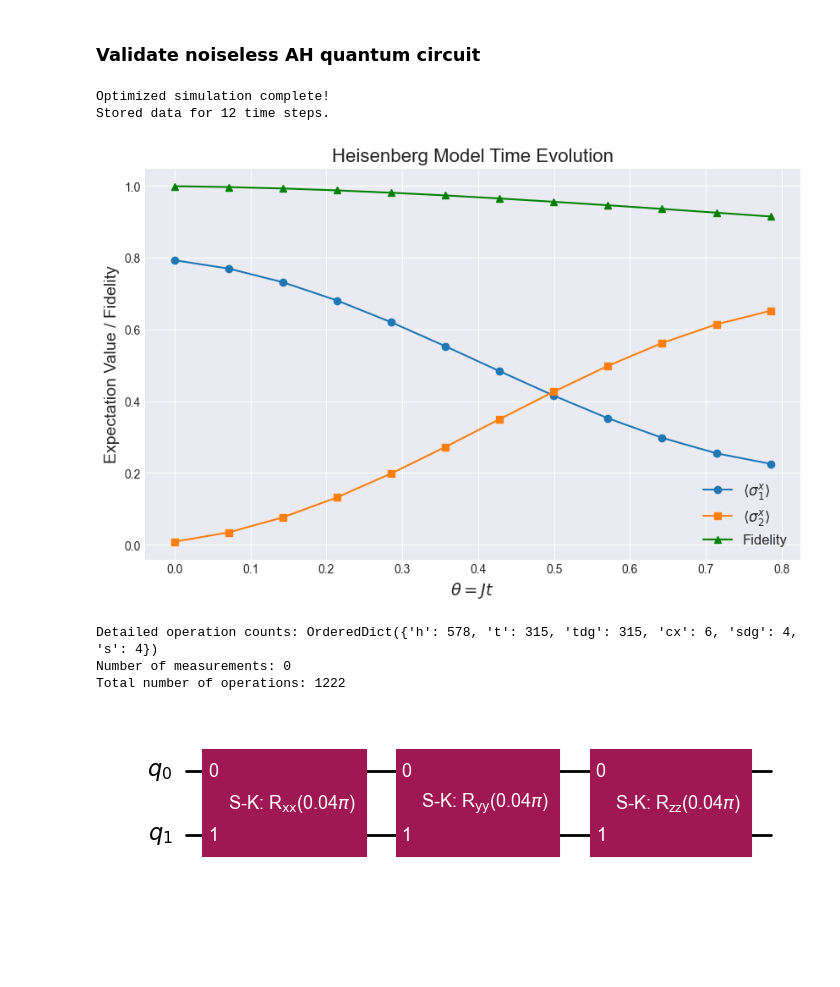
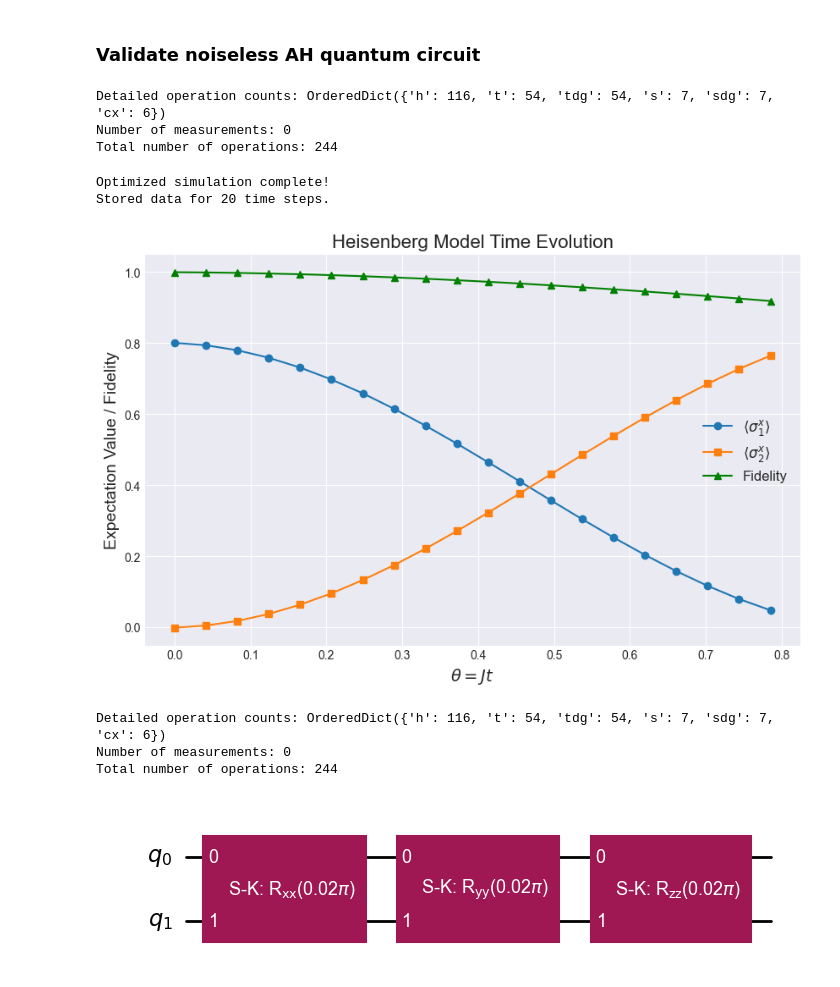
Before and after one commit to GT-Quantum-Computing-Association/LogicalQ, a Jupyter notebook: demos/QuantumSimulation.ipynb, the cells around one changed output. Cells and saved outputs as stored; diff of their text form; code cells hidden in the pictures; blank space fills up the shorter version.

Commit message:
Circuit length optimization test, S-K algorithm parameter tuning, addition of LogicalCircuit quantum simulation test.

```diff
--- a/demos/QuantumSimulation.ipynb
+++ b/demos/QuantumSimulation.ipynb
@@ -71,7 +78,7 @@ q_0: ┤ Rx(π/4) ├
      └─────────┘
 q_1: ───────────
 # %%
-def append_rot_gate(qc, axis = "z", theta = 0, qubit_indices = [0], label = None, return_subcircuit = False, quality = 4):
+def append_rot_gate(qc, axis = "z", theta = 0, qubit_indices = [0], label = None, return_subcircuit = False, depth = 10, recursion_degree = 1):
     gates = {"x": (RXGate, 1), "y": (RYGate, 1), "z": (RZGate, 1), "xx": (RXXGate, 2), "yy": (RYYGate, 2), "zz": (RZZGate, 2)}
     gate_base, num_target_qubits = gates[axis]
     gate = gate_base(theta)
@@ -98,8 +105,8 @@ def append_rot_gate(qc, axis = "z", theta = 0, qubit_indices = [0], label = None
             sub_qc.append(gate, qargs = list(range(num_target_qubits)))
 
     basis = ["s", "sdg", "t", "tdg", "h", "x", "y", "z", "cz"]
-    approx = generate_basic_approximations(basis, depth=3)
-    skd = SolovayKitaev(recursion_degree=quality, basic_approximations=approx)
+    approx = generate_basic_approximations(basis, depth=depth)
+    skd = SolovayKitaev(recursion_degree=recursion_degree, basic_approximations=approx)
 
     discretized_sub_qc = skd(sub_qc)
     box_label = fr"S-K: R$_\text{{{axis}}}$({np.round(theta / np.pi, 2)}$\pi$)" if label == None else label
@@ -266,16 +273,16 @@ qc_test.draw(output="mpl")
 # %% [output]
 [figure]
 # %%
-def get_heisenberg_model_circuit(dt, J, quality = 8):
+def get_heisenberg_model_circuit(dt, J, depth = 10, recursion_degree = 1):
     qc = QuantumCircuit(2)
     Hxy_box = Hxy(dt, J)
 
     theta = J * dt
 
 
-    append_rot_gate(qc, "xx", 2 * theta, [0, 1], quality=quality)
-    append_rot_gate(qc, "yy", 2 * theta, [0, 1], quality=quality)
-    append_rot_gate(qc, "zz", 2 * theta, [0, 1], quality=quality)
+    append_rot_gate(qc, "xx", 2 * theta, [0, 1], depth=depth, recursion_degree=recursion_degree)
+    append_rot_gate(qc, "yy", 2 * theta, [0, 1], depth=depth, recursion_degree=recursion_degree)
+    append_rot_gate(qc, "zz", 2 * theta, [0, 1], depth=depth, recursion_degree=recursion_degree)
 
     """
     # Hxy
@@ -312,27 +330,33 @@ We are going to initialize our 2-qubit system in the $\frac{1}{\sqrt{5}}(\ket{\u
 # %%
-# --- 1. Simulation Parameters ---
 J_coupling = 2 * np.pi * 6E6
 theta_final = np.pi / 4
-num_steps = 12
+num_steps = 20
 thetas = np.linspace(0, theta_final, num_steps)
 dt = (theta_final / J_coupling) / num_steps
 
-# --- 2. Define Initial State and Operators ---
 # Initial state: 1/sqrt(5) * (|0> + 2|1>) @ |1>  = 1/sqrt(5) * (|01> + 2|11>)
 initial_state_vector = np.array([1, 0, 2, 0]) / np.sqrt(5)
 initial_sv = Statevector(initial_state_vector)
 
 # Define observables for expectation values
-X1 = SparsePauliOp("XI") # Corrected: X on qubit 0, I on qubit 1
-X2 = SparsePauliOp("IX") # Corrected: I on qubit 0, X on qubit 1
+X1 = SparsePauliOp("XI")
+X2 = SparsePauliOp("IX")
 
-# --- 3. Set up Ideal (Exact) Evolution for Fidelity Calculation ---
 # H = J * (XX + YY + ZZ)
 heisenberg_hamiltonian = J_coupling * (
     SparsePauliOp("XX") + SparsePauliOp("YY") + SparsePauliOp("ZZ")
 )
 H_matrix = heisenberg_hamiltonian.to_matrix()
 
+trotter_step_circuit = get_heisenberg_model_circuit(dt, J_coupling, depth=20, recursion_degree=1)
+get_op_count(trotter_step_circuit.decompose())
+#transpiled_qc = transpile(trotter_step_circuit.decompose(), optimization_level=3, basis_gates=["unitary", "cx", "cy", "cz"])
+#basis = ["s", "sdg", "t", "tdg", "h", "x", "y", "z", "cz"]
+#approx = generate_basic_approximations(basis, depth=14)
+#skd = SolovayKitaev(recursion_degree=3, basic_approximations=approx)
+#trotter_step_circuit = skd(transpiled_qc)
+#get_op_count(transpiled_qc)
+#get_op_count(trotter_step_circuit.decompose())
 
 results = {
     "statevectors": [],
@@ -340,8 +364,6 @@ results = {
     "exp_x2": [],
     "fidelities": []
 }
-
-trotter_step_circuit = get_heisenberg_model_circuit(dt, J_coupling, quality = 4)
 
 # Start with a copy of the initial statevector
 current_sv = initial_sv.copy()
@@ -353,55 +375,47 @@ for step in tqdm(range(num_steps)):
 
     # Calculate exp. values
     exp_x1 = current_sv.expectation_value(X1).real
     exp_x2 = current_sv.expectation_value(X2).real
     results["exp_x1"].append(exp_x1)
     results["exp_x2"].append(exp_x2)
 
     # Calculate fidelity
     current_time = (step + 1) * dt
     U_ideal = expm(-1j * H_matrix * current_time)
     ideal_sv = Statevector(np.dot(U_ideal, initial_state_vector))
     fidelity = state_fidelity(current_sv, ideal_sv)
     results["fidelities"].append(fidelity)
 
 print("Optimized simulation complete!")
 print(f"Stored data for {len(results['statevectors'])} time steps.")
 
 plt.style.use('seaborn-v0_8-darkgrid')
 fig, ax = plt.subplots(figsize=(10, 6))
 
 ax.plot(thetas, results["exp_x1"], 'o-', label=r'$\langle\sigma_1^x\rangle$')
 ax.plot(thetas, results["exp_x2"], 's-', label=r'$\langle\sigma_2^x\rangle$')
 ax.plot(thetas, results["fidelities"], '^-', label='Fidelity', color='green')
 
 ax.set_xlabel(r'$\theta = Jt$', fontsize=14)
 ax.set_ylabel('Expectation Value / Fidelity', fontsize=14)
 ax.set_title('Heisenberg Model Time Evolution', fontsize=16)
 ax.legend(fontsize=12)
 plt.show()
 # %% [output]
-Optimized simulation complete!
-Stored data for 12 time steps.
+Detailed operation counts: OrderedDict({'h': 116, 't': 54, 'tdg': 54, 's': 7, 'sdg': 7, 'cx': 6})
+Number of measurements: 0
+Total number of operations: 244
+Optimized simulation complete!
+Stored data for 20 time steps.
-[figure, old version]
+[figure, new version]
 # %%
 qc = trotter_step_circuit.decompose()
 
-def get_op_count(qc):
-
-    op_counts = qc.count_ops()
-    print(f"\nDetailed operation counts: {op_counts}")
-
-    num_measurements = op_counts.get('measure', 0)
-    print(f"Number of measurements: {num_measurements}")
-
-    total_ops =qc.size()
-    print(f"Total number of operations: {total_ops}")
-
 get_op_count(qc)
 # %% [output]
-Detailed operation counts: OrderedDict({'h': 578, 't': 315, 'tdg': 315, 'cx': 6, 'sdg': 4, 's': 4})
+Detailed operation counts: OrderedDict({'h': 116, 't': 54, 'tdg': 54, 's': 7, 'sdg': 7, 'cx': 6})
 Number of measurements: 0
-Total number of operations: 1222
+Total number of operations: 244
 # %%
 pm = PassManager([UnBoxTask()])
 unboxed_circuit = pm.run(trotter_step_circuit)
```
Also changed, not shown: parts of 17 cells of this notebook, 1 other file.
